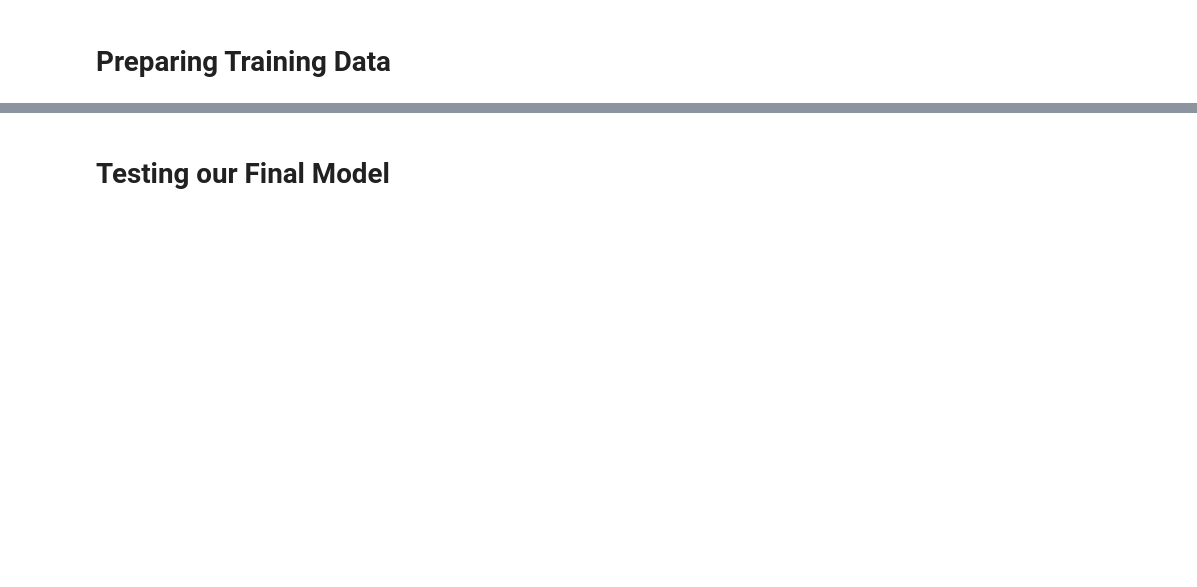
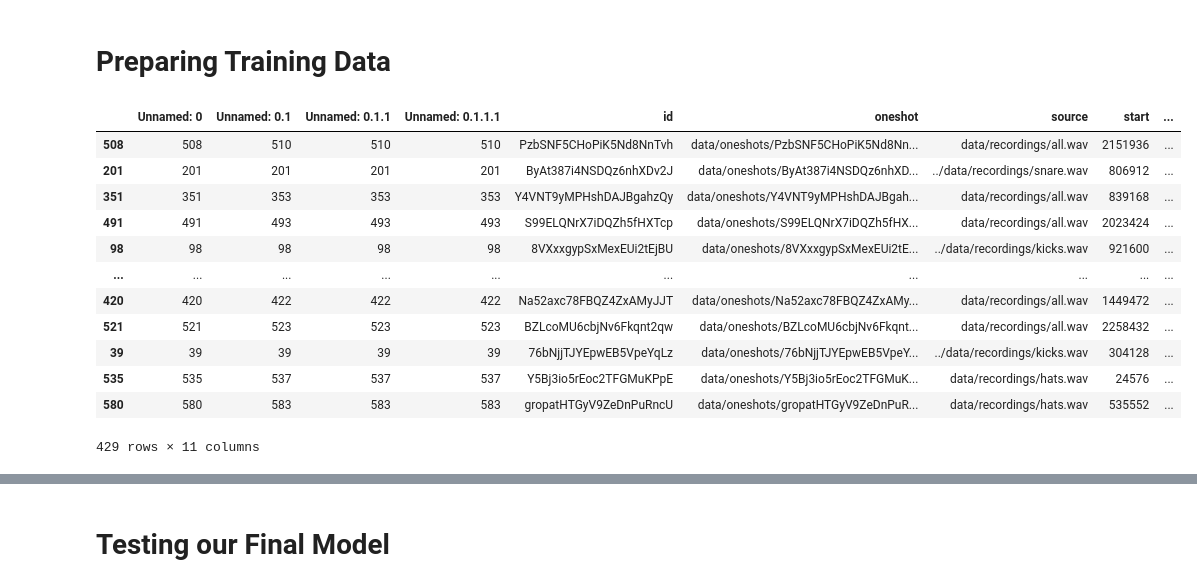
Before and after one commit to jrobchin/beat2d, a Jupyter notebook: notebooks/trainingv2.ipynb, the cells around one changed output, grey strips where cells are left out. Saved outputs shown, nothing was run; the diff lists cells and outputs as text; code cells hidden in the pictures; blank space fills up the shorter version.

```diff
--- a/notebooks/trainingv2.ipynb
+++ b/notebooks/trainingv2.ipynb
@@ -480,3 +480,19 @@ class BeatboxDataset2(torch.utils.data.Dataset):
 # %%
 train, test = train_test_split(dataset, test_size=0.25, shuffle=True)
+# %%
+train[train.label != "none"]
+# %% [output]
+|  | Unnamed: 0 | Unnamed: 0.1 | Unnamed: 0.1.1 | Unnamed: 0.1.1.1 | id | oneshot | source | start | ... |
+| 508 | 508 | 510 | 510 | 510 | PzbSNF5CHoPiK5Nd8NnTvh | data/oneshots/PzbSNF5CHoPiK5Nd8Nn... | data/recordings/all.wav | 2151936 | ... |
+| 201 | 201 | 201 | 201 | 201 | ByAt387i4NSDQz6nhXDv2J | data/oneshots/ByAt387i4NSDQz6nhXD... | ../data/recordings/snare.wav | 806912 | ... |
+| 351 | 351 | 353 | 353 | 353 | Y4VNT9yMPHshDAJBgahzQy | data/oneshots/Y4VNT9yMPHshDAJBgah... | data/recordings/all.wav | 839168 | ... |
+| 491 | 491 | 493 | 493 | 493 | S99ELQNrX7iDQZh5fHXTcp | data/oneshots/S99ELQNrX7iDQZh5fHX... | data/recordings/all.wav | 2023424 | ... |
+| 98 | 98 | 98 | 98 | 98 | 8VXxxgypSxMexEUi2tEjBU | data/oneshots/8VXxxgypSxMexEUi2tE... | ../data/recordings/kicks.wav | 921600 | ... |
+| ... | ... | ... | ... | ... | ... | ... | ... | ... | ... |
+| 420 | 420 | 422 | 422 | 422 | Na52axc78FBQZ4ZxAMyJJT | data/oneshots/Na52axc78FBQZ4ZxAMy... | data/recordings/all.wav | 1449472 | ... |
+| 521 | 521 | 523 | 523 | 523 | BZLcoMU6cbjNv6Fkqnt2qw | data/oneshots/BZLcoMU6cbjNv6Fkqnt... | data/recordings/all.wav | 2258432 | ... |
+| 39 | 39 | 39 | 39 | 39 | 76bNjjTJYEpwEB5VpeYqLz | data/oneshots/76bNjjTJYEpwEB5VpeY... | ../data/recordings/kicks.wav | 304128 | ... |
+| 535 | 535 | 537 | 537 | 537 | Y5Bj3io5rEoc2TFGMuKPpE | data/oneshots/Y5Bj3io5rEoc2TFGMuK... | data/recordings/hats.wav | 24576 | ... |
+| 580 | 580 | 583 | 583 | 583 | gropatHTGyV9ZeDnPuRncU | data/oneshots/gropatHTGyV9ZeDnPuR... | data/recordings/hats.wav | 535552 | ... |
+429 rows × 11 columns
 # %%
```
Also changed, not shown: parts of 35 cells of this notebook, 21 other files.
